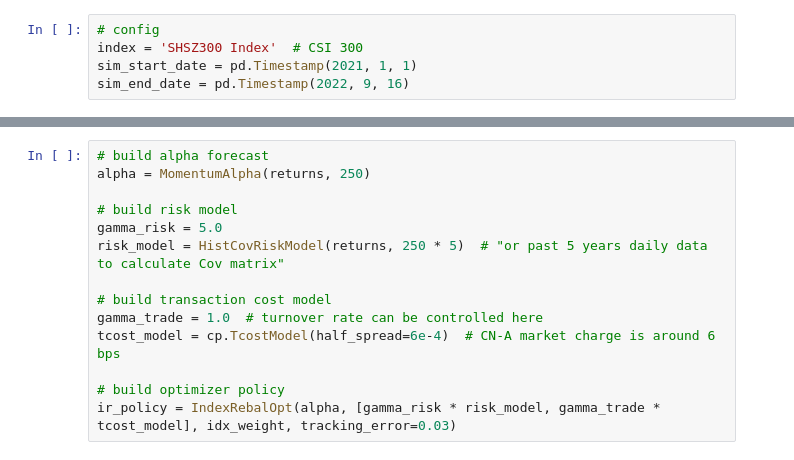
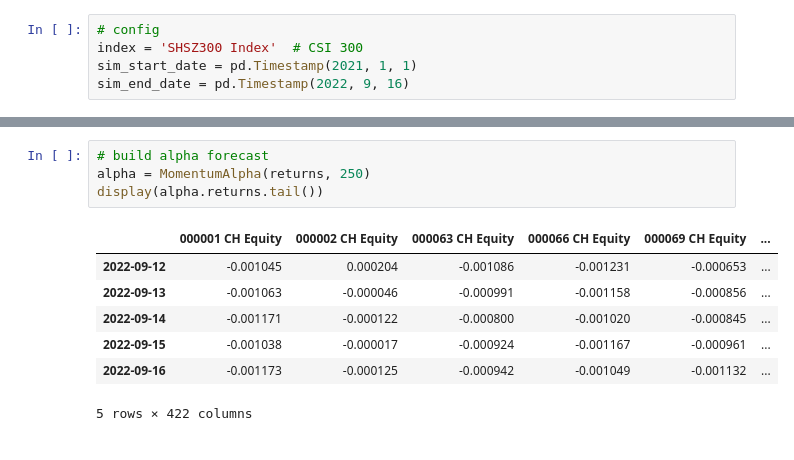
Before and after one commit to jxwng/index-optimizer, a Jupyter notebook: example.ipynb, the cells around one changed output, grey strips where cells are left out. Saved outputs shown, nothing was run; the diff lists cells and outputs as text.

```diff
--- a/example.ipynb
+++ b/example.ipynb
@@ -42,14 +91,12 @@ idx_weight
 # %%
 # build alpha forecast
 alpha = MomentumAlpha(returns, 250)
-
-# build risk model
-gamma_risk = 5.0
-risk_model = HistCovRiskModel(returns, 250 * 5)  # "or past 5 years daily data to calculate Cov matrix"
-
-# build transaction cost model
-gamma_trade = 1.0  # turnover rate can be controlled here
-tcost_model = cp.TcostModel(half_spread=6e-4)  # CN-A market charge is around 6 bps
-
-# build optimizer policy
-ir_policy = IndexRebalOpt(alpha, [gamma_risk * risk_model, gamma_trade * tcost_model], idx_weight, tracking_error=0.03)
+display(alpha.returns.tail())
+# %% [output]
+|  | 000001 CH Equity | 000002 CH Equity | 000063 CH Equity | 000066 CH Equity | 000069 CH Equity | ... |
+| 2022-09-12 | -0.001045 | 0.000204 | -0.001086 | -0.001231 | -0.000653 | ... |
+| 2022-09-13 | -0.001063 | -0.000046 | -0.000991 | -0.001158 | -0.000856 | ... |
+| 2022-09-14 | -0.001171 | -0.000122 | -0.000800 | -0.001020 | -0.000845 | ... |
+| 2022-09-15 | -0.001038 | -0.000017 | -0.000924 | -0.001167 | -0.000961 | ... |
+| 2022-09-16 | -0.001173 | -0.000125 | -0.000942 | -0.001049 | -0.001132 | ... |
+5 rows × 422 columns
```
Also changed, not shown: parts of 19 cells of this notebook, 7 other files.
